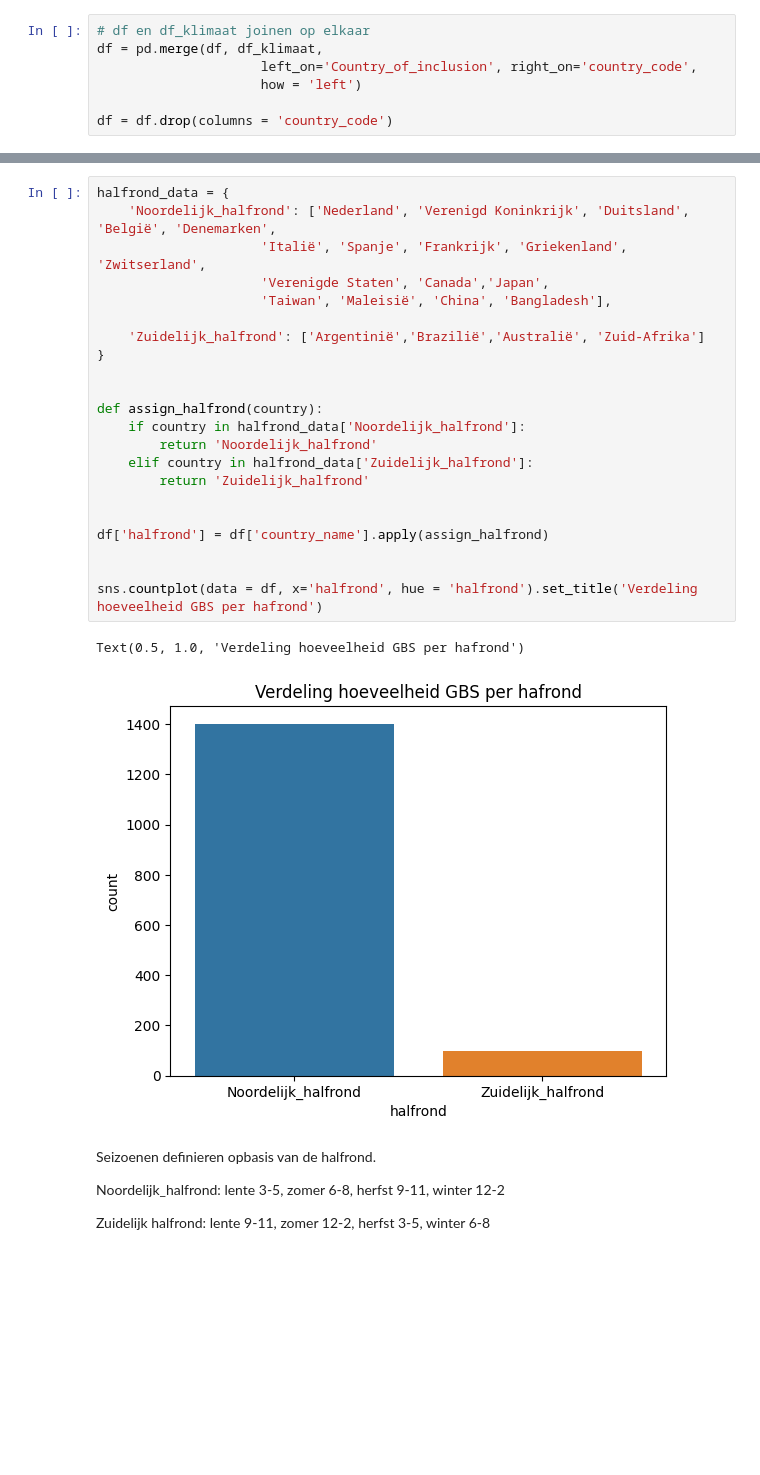
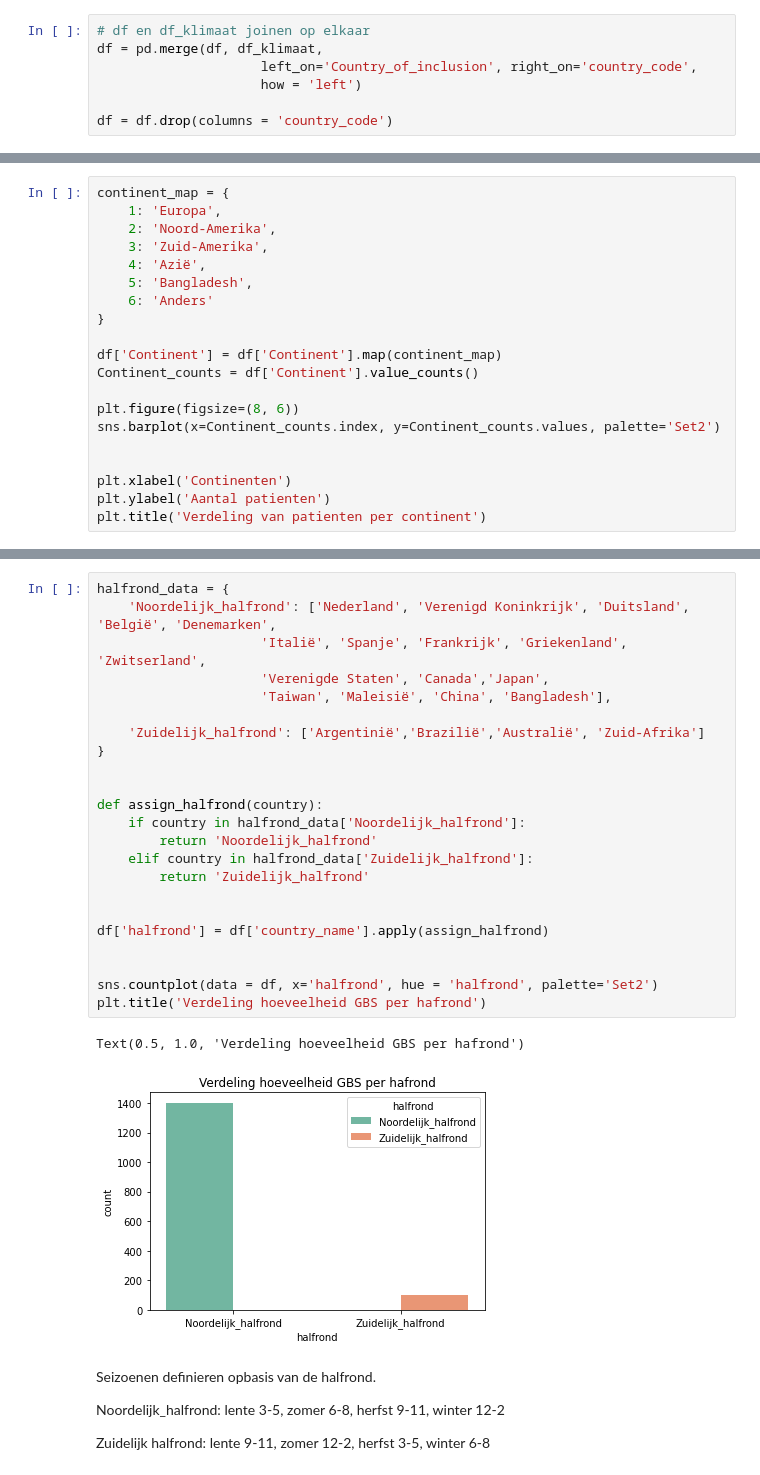
Before and after one commit to someoneontheworld/Modelleren-project, a Jupyter notebook: modelleren_code_Startklacht_seizoen_groep_17.ipynb, the cells around one changed output, grey strips where cells are left out. Cells and saved outputs as stored; diff of their text form; blank space fills up the shorter version.

Commit message:
wat grafieken gemaakt en de oude grafiek aangepaste (title, xlabel, ylabel)

```diff
--- a/modelleren_code_Startklacht_seizoen_groep_17.ipynb
+++ b/modelleren_code_Startklacht_seizoen_groep_17.ipynb
@@ -198,0 +186,20 @@ sns.countplot(data = df,x='klimaat', hue = 'klimaat')
+# %%
+continent_map = {
+    1: 'Europa',
+    2: 'Noord-Amerika',
+    3: 'Zuid-Amerika',
+    4: 'Azië',
+    5: 'Bangladesh',
+    6: 'Anders'
+}
+
+df['Continent'] = df['Continent'].map(continent_map)
+Continent_counts = df['Continent'].value_counts()
+
+plt.figure(figsize=(8, 6))
+sns.barplot(x=Continent_counts.index, y=Continent_counts.values, palette='Set2')
+
+
+plt.xlabel('Continenten')
+plt.ylabel('Aantal patienten')
+plt.title('Verdeling van patienten per continent')
@@ -208,28 +243,29 @@ Name: count, dtype: int64
 # %%
 halfrond_data = {
     'Noordelijk_halfrond': ['Nederland', 'Verenigd Koninkrijk', 'Duitsland', 'België', 'Denemarken',
                      'Italië', 'Spanje', 'Frankrijk', 'Griekenland', 'Zwitserland',
                      'Verenigde Staten', 'Canada','Japan',
                      'Taiwan', 'Maleisië', 'China', 'Bangladesh'],
 
     'Zuidelijk_halfrond': ['Argentinië','Brazilië','Australië', 'Zuid-Afrika']
 }
 
 
 def assign_halfrond(country):
     if country in halfrond_data['Noordelijk_halfrond']:
         return 'Noordelijk_halfrond'
     elif country in halfrond_data['Zuidelijk_halfrond']:
         return 'Zuidelijk_halfrond'
 
 
 df['halfrond'] = df['country_name'].apply(assign_halfrond)
 
 
-sns.countplot(data = df, x='halfrond', hue = 'halfrond').set_title('Verdeling hoeveelheid GBS per hafrond')
+sns.countplot(data = df, x='halfrond', hue = 'halfrond', palette='Set2')
+plt.title('Verdeling hoeveelheid GBS per hafrond')
 # %% [output]
 Text(0.5, 1.0, 'Verdeling hoeveelheid GBS per hafrond')
-[figure, old version]
+[figure, new version]
 # %% [markdown]
 Seizoenen definieren opbasis van de halfrond.
 
```
Also changed, not shown: parts of 202 cells of this notebook.
